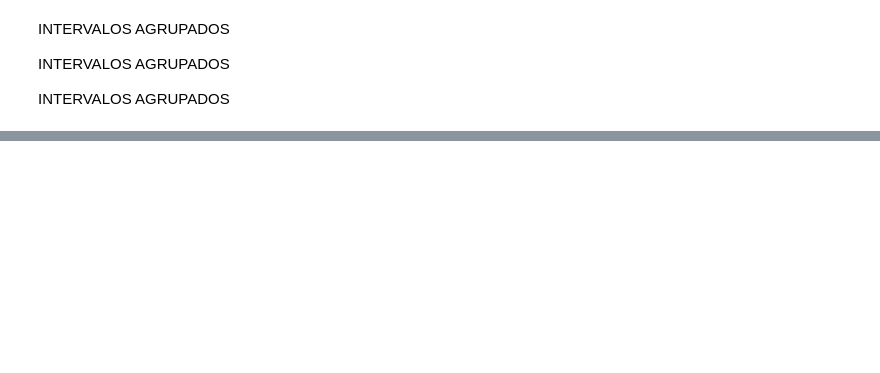
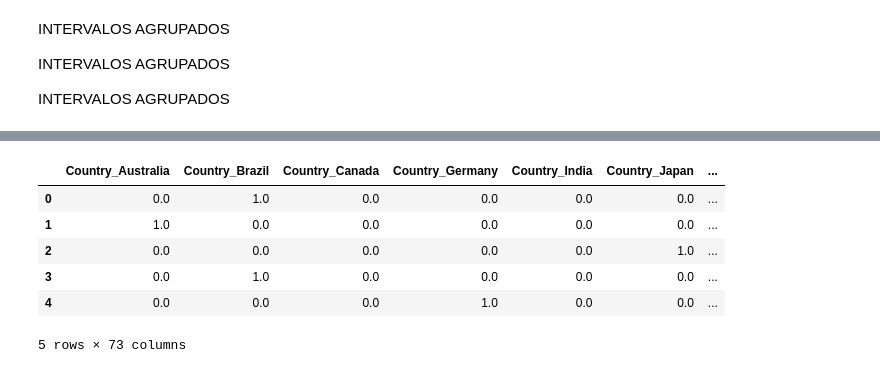
Before and after one commit to hugocfrias/MVP-Machine-Learning, a Jupyter notebook: MVP_Machine_Learning.ipynb, the cells around one changed output, grey strips where cells are left out. Cells and saved outputs as stored; diff of their text form; code cells hidden in the pictures; blank space fills up the shorter version.

```diff
--- a/MVP_Machine_Learning.ipynb
+++ b/MVP_Machine_Learning.ipynb
@@ -778,0 +758,15 @@ df_agrup['Happiness Score'] = pd.cut(df_agrup['Happiness Score'], bins=[0, 1.9,
+# %%
+# Tratamento para a criação de um nodo Dataframe (df_final) com os atributos transformados
+encoder = OneHotEncoder(sparse_output=False, handle_unknown='ignore')
+encoded_data = encoder.fit_transform(df_agrup)
+
+# Criação do df_encoded: criação do Dataframe com os atributos categóricos transformados
+df_encoded = pd.DataFrame(encoded_data, columns=encoder.get_feature_names_out())
+
+# Criação do df_final: concatenação de df_cleaned e df_encoded
+#df_final = pd.concat([df_agrup, df_encoded], axis=1)
+
+# remoção das colunas não transformadas
+#df_final.drop(['index','Country','Gender','Exercise Level','Diet Type'], axis=1, inplace= True)
+
+print(df_encoded)
@@ -778,0 +791,11 @@ df_agrup['Happiness Score'] = pd.cut(df_agrup['Happiness Score'], bins=[0, 1.9,
+# %%
+# Exibição das primeiras linhas df_final
+df_encoded.head()
+# %% [output]
+|  | Country_Australia | Country_Brazil | Country_Canada | Country_Germany | Country_India | Country_Japan | ... |
+| 0 | 0.0 | 1.0 | 0.0 | 0.0 | 0.0 | 0.0 | ... |
+| 1 | 1.0 | 0.0 | 0.0 | 0.0 | 0.0 | 0.0 | ... |
+| 2 | 0.0 | 0.0 | 0.0 | 0.0 | 0.0 | 1.0 | ... |
+| 3 | 0.0 | 1.0 | 0.0 | 0.0 | 0.0 | 0.0 | ... |
+| 4 | 0.0 | 0.0 | 0.0 | 1.0 | 0.0 | 0.0 | ... |
+5 rows × 73 columns
```
Also changed, not shown: parts of 12 cells of this notebook.
